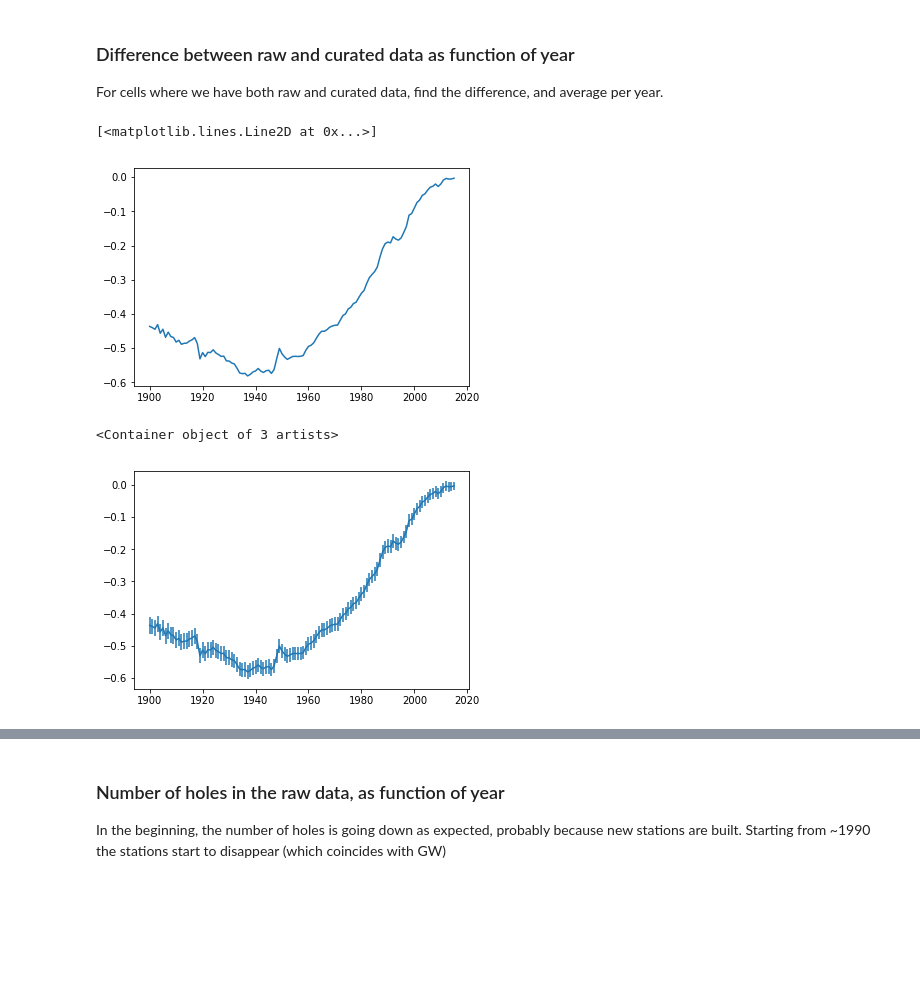
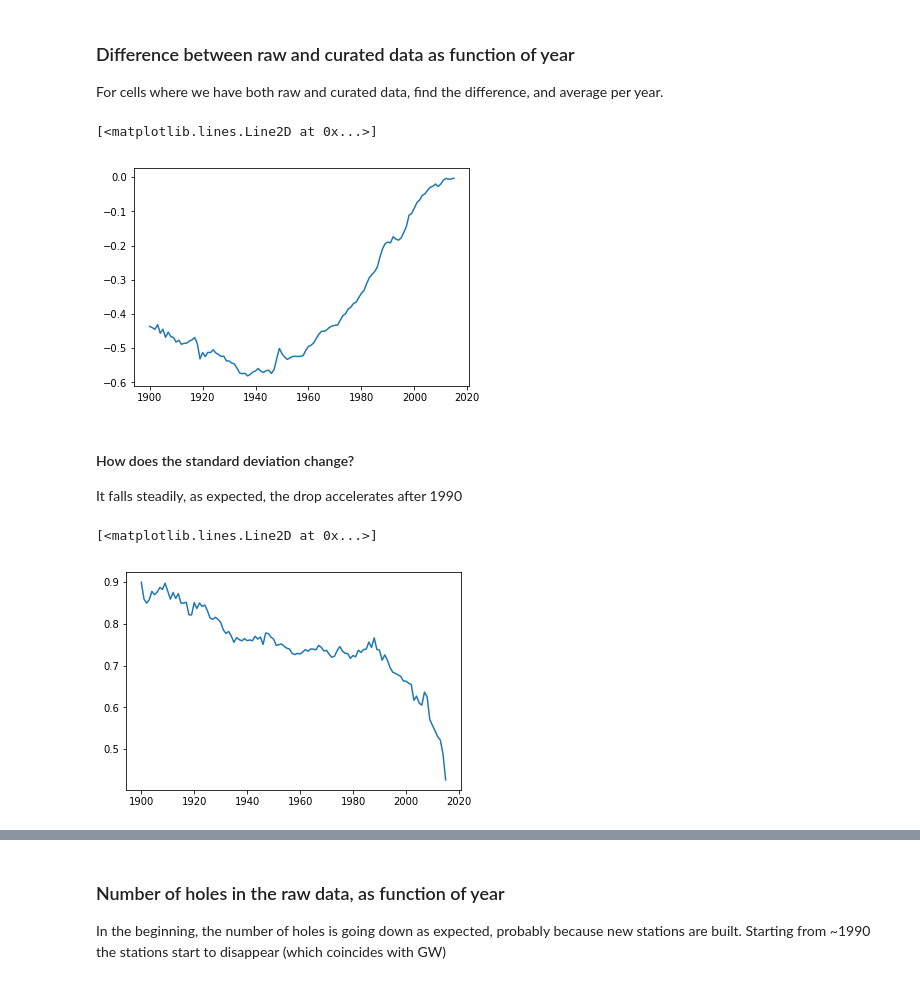
Before and after one commit to grep0/climate-fun, a Jupyter notebook: src/Continental_US_monthly_temperatures.ipynb, the cells around one changed output, grey strips where cells are left out. Cells and saved outputs as stored; diff of their text form; code cells hidden in the pictures; blank space fills up the shorter version.

```diff
--- a/src/Continental_US_monthly_temperatures.ipynb
+++ b/src/Continental_US_monthly_temperatures.ipynb
@@ -103,14 +104,16 @@ raw.shape,curated.shape
 For cells where we have both raw and curated data, find the difference, and average per year.
 # %%
 yearly_diff=np.nanmean(curated-raw,axis=(0,2))
+plt.plot(years,yearly_diff)
+# %% [output]
+[<matplotlib.lines.Line2D at 0x...>]
+[figure, added]
-# %%
-plt.plot(years,yearly_diff)
-# %% [output]
-[<matplotlib.lines.Line2D at 0x...>]
-[figure, removed]
+# %% [markdown]
+#### How does the standard deviation change?
+It falls steadily, as expected, the drop accelerates after 1990
 # %%
-yearly_std=np.nanstd(curated-raw,axis=(0,2))/np.sqrt(len(stations))
-plt.errorbar(years,yearly_diff,yearly_std)
+yearly_std=np.nanstd(curated-raw,axis=(0,2))
+plt.plot(years,yearly_std)
 # %% [output]
-<Container object of 3 artists>
+[<matplotlib.lines.Line2D at 0x...>]
-[figure, old version]
+[figure, new version]
```
Also changed, not shown: parts of 13 cells of this notebook.
